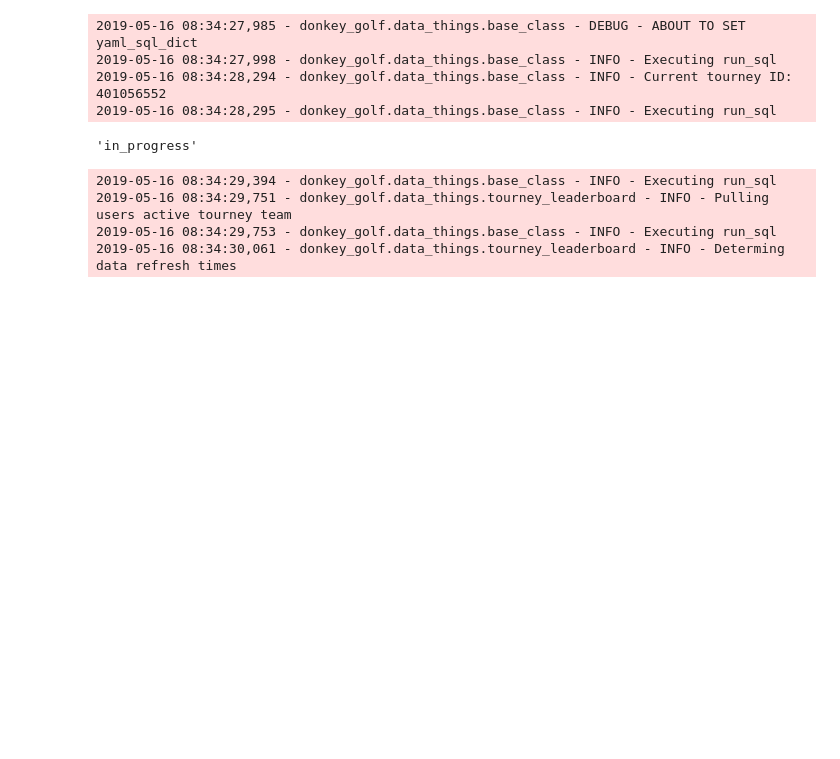
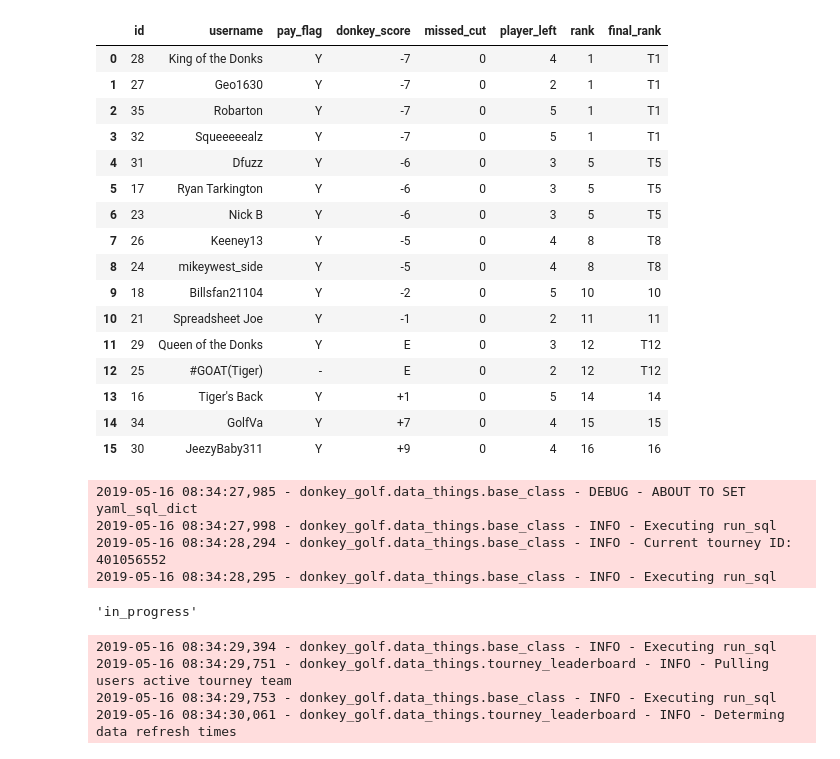
Before and after one commit to jbarton311/donkey_golf, a Jupyter notebook: jupyter_notebooks/class_testing.ipynb, the cells around one changed output. Saved outputs shown, nothing was run; the diff lists cells and outputs as text; code cells hidden in the pictures; blank space fills up the shorter version.

Commit message:
Adding plus indicator to donkey score on scoreboard

```diff
--- a/jupyter_notebooks/class_testing.ipynb
+++ b/jupyter_notebooks/class_testing.ipynb
@@ -42,0 +71,28 @@ gs.data
+# %%
+df = gs.data
+# %%
+df['donkey_score'] = df['donkey_score'].astype(int)
+
+df.loc[df['donkey_score'] > 0, 'donkey_score'] = "+" + df['donkey_score'].astype(str)
+
+df.loc[df['donkey_score'] == 0, 'donkey_score'] = 'E'
+# %%
+df
+# %% [output]
+|  | id | username | pay_flag | donkey_score | missed_cut | player_left | rank | final_rank |
+| 0 | 28 | King of the Donks | Y | -7 | 0 | 4 | 1 | T1 |
+| 1 | 27 | Geo1630 | Y | -7 | 0 | 2 | 1 | T1 |
+| 2 | 35 | Robarton | Y | -7 | 0 | 5 | 1 | T1 |
+| 3 | 32 | Squeeeeealz | Y | -7 | 0 | 5 | 1 | T1 |
+| 4 | 31 | Dfuzz | Y | -6 | 0 | 3 | 5 | T5 |
+| 5 | 17 | Ryan Tarkington | Y | -6 | 0 | 3 | 5 | T5 |
+| 6 | 23 | Nick B | Y | -6 | 0 | 3 | 5 | T5 |
+| 7 | 26 | Keeney13 | Y | -5 | 0 | 4 | 8 | T8 |
+| 8 | 24 | mikeywest_side | Y | -5 | 0 | 4 | 8 | T8 |
+| 9 | 18 | Billsfan21104 | Y | -2 | 0 | 5 | 10 | 10 |
+| 10 | 21 | Spreadsheet Joe | Y | -1 | 0 | 2 | 11 | 11 |
+| 11 | 29 | Queen of the Donks | Y | E | 0 | 3 | 12 | T12 |
+| 12 | 25 | #GOAT(Tiger) | - | E | 0 | 2 | 12 | T12 |
+| 13 | 16 | Tiger's Back | Y | +1 | 0 | 5 | 14 | 14 |
+| 14 | 34 | GolfVa | Y | +7 | 0 | 4 | 15 | 15 |
+| 15 | 30 | JeezyBaby311 | Y | +9 | 0 | 4 | 16 | 16 |
```
Also changed, not shown: parts of 5 cells of this notebook, 1 other file.
